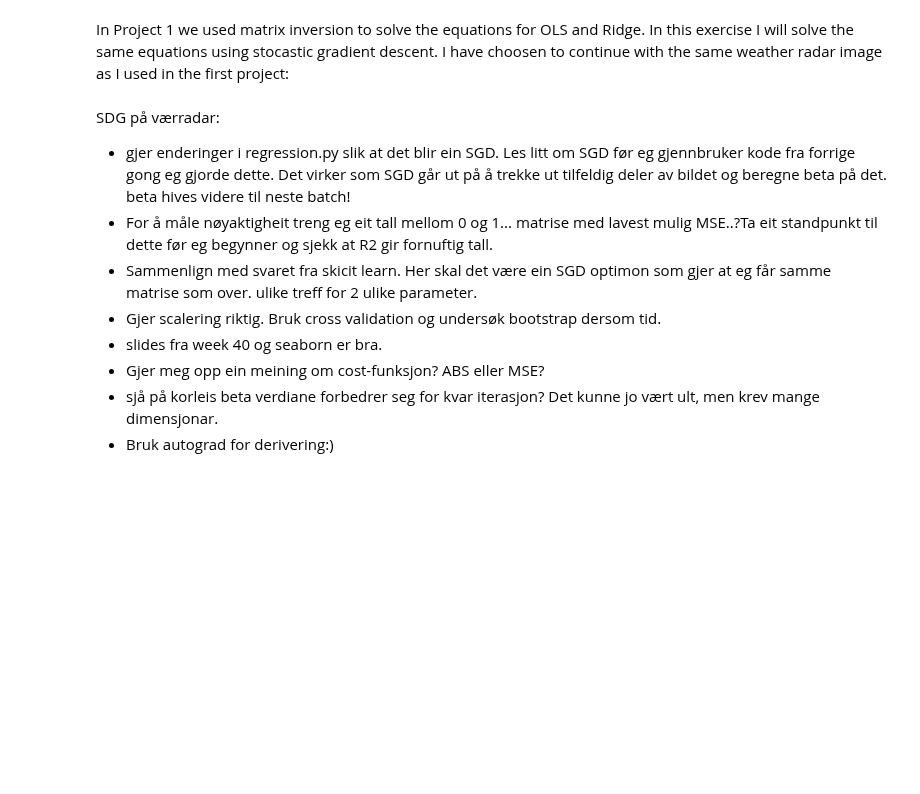
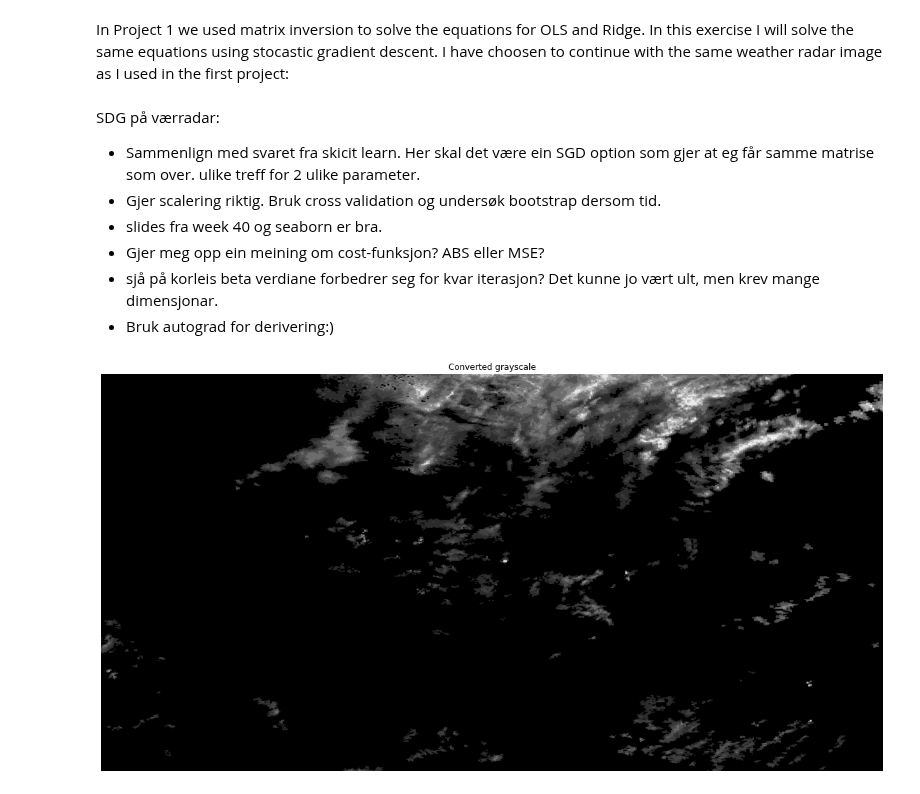
Before and after one commit to eoydvin/FYS-STK4155, a Jupyter notebook: Project_2/SGD regression.ipynb, the cells around one changed output. Drawn from its saved outputs; the diff is of its cells as text; code cells hidden in the pictures; blank space fills up the shorter version.

```diff
--- a/Project_2/SGD regression.ipynb
+++ b/Project_2/SGD regression.ipynb
@@ -19,11 +19,21 @@ from regression import OLS_SDG
 In Project 1 we used matrix inversion to solve the equations for OLS and Ridge. In this exercise I will solve the same equations using stocastic gradient descent. I have choosen to continue with the same weather radar image as I used in the first project:
 # %% [markdown]
 SDG på værradar:
-- gjer enderinger i regression.py slik at det blir ein SGD. Les litt om SGD før eg gjennbruker kode fra forrige gong eg gjorde dette. Det virker som SGD går ut på å trekke ut tilfeldig deler av bildet og beregne beta på det. beta hives videre til neste batch!
-- For å måle nøyaktigheit treng eg eit tall mellom 0 og 1... matrise med lavest mulig MSE..?Ta eit standpunkt til dette før eg begynner og sjekk at R2 gir fornuftig tall.
-- Sammenlign med svaret fra skicit learn. Her skal det være ein SGD optimon som gjer at eg får samme matrise som over. ulike treff for 2 ulike parameter.
+- Sammenlign med svaret fra skicit learn. Her skal det være ein SGD option som gjer at eg får samme matrise som over. ulike treff for 2 ulike parameter.
 - Gjer scalering riktig. Bruk cross validation og undersøk bootstrap dersom tid.
 - slides fra week 40 og seaborn er bra.
 - Gjer meg opp ein meining om cost-funksjon? ABS eller MSE?
 - sjå på korleis beta verdiane forbedrer seg for kvar iterasjon? Det kunne jo vært ult, men krev mange dimensjonar.
 - Bruk autograd for derivering:)
+# %%
+radar = np.load("nedbor_radar.npy") # from 2021-10-06 kl 11:45
+# %%
+import matplotlib.image as mpimg
+fig, ax = plt.subplots(1, 1, figsize=(20,15))
+ax.imshow(radar, cmap='gray')
+ax.set_title('Converted grayscale')
+
+plt.axis('off')
+plt.show()
+# %% [output]
+[figure, added]
```
Also changed, not shown: parts of 5 cells of this notebook, 4 other files.
